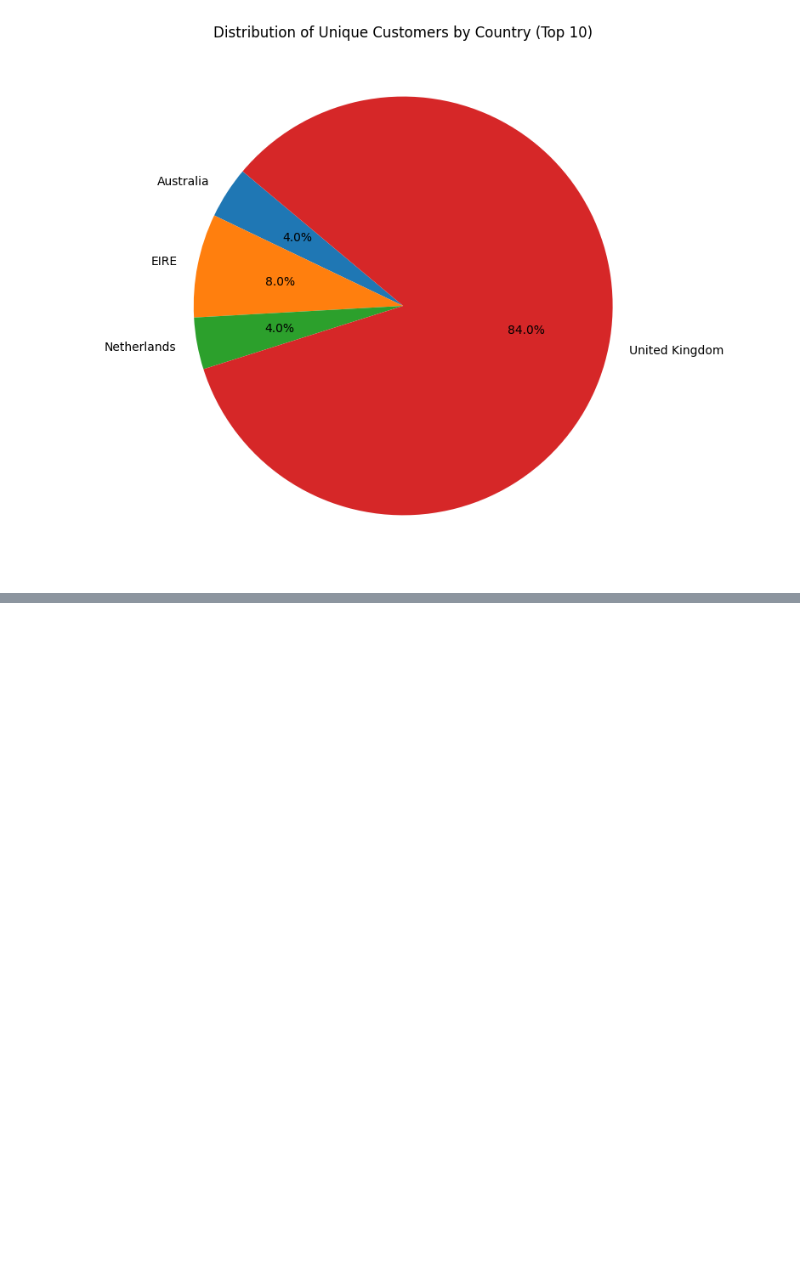
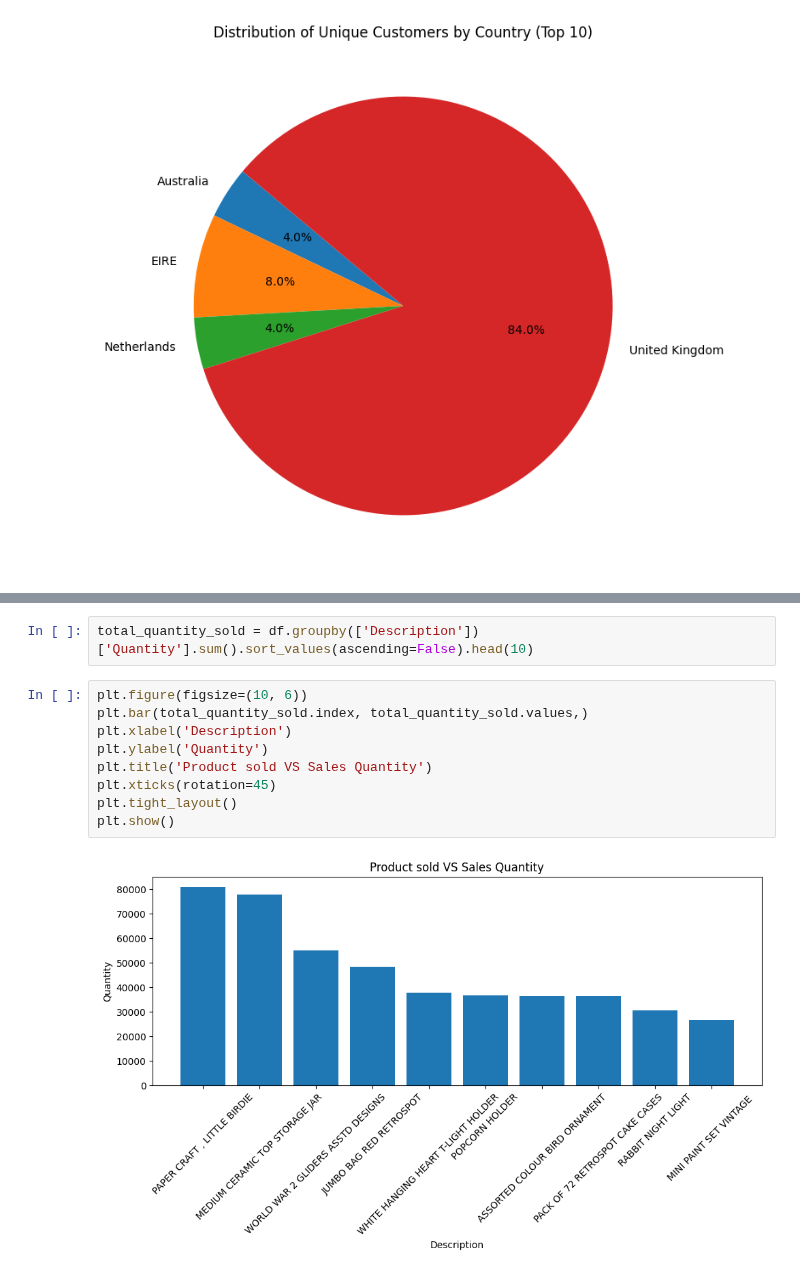
Before and after one commit to madinatt/E-commerce, a Jupyter notebook: Ecommerce Notebook.ipynb, the cells around one changed output, grey strips where cells are left out. Cells and saved outputs as stored; diff of their text form; blank space fills up the shorter version.

```diff
--- a/Ecommerce Notebook.ipynb
+++ b/Ecommerce Notebook.ipynb
@@ -380,0 +394,13 @@ plt.show()
+# %%
+total_quantity_sold = df.groupby(['Description'])['Quantity'].sum().sort_values(ascending=False).head(10)
+# %%
+plt.figure(figsize=(10, 6))
+plt.bar(total_quantity_sold.index, total_quantity_sold.values,)
+plt.xlabel('Description')
+plt.ylabel('Quantity')
+plt.title('Product sold VS Sales Quantity')
+plt.xticks(rotation=45)
+plt.tight_layout()
+plt.show()
+# %% [output]
+[figure, added]
```
Also changed, not shown: parts of 7 cells of this notebook, 1 other file.
